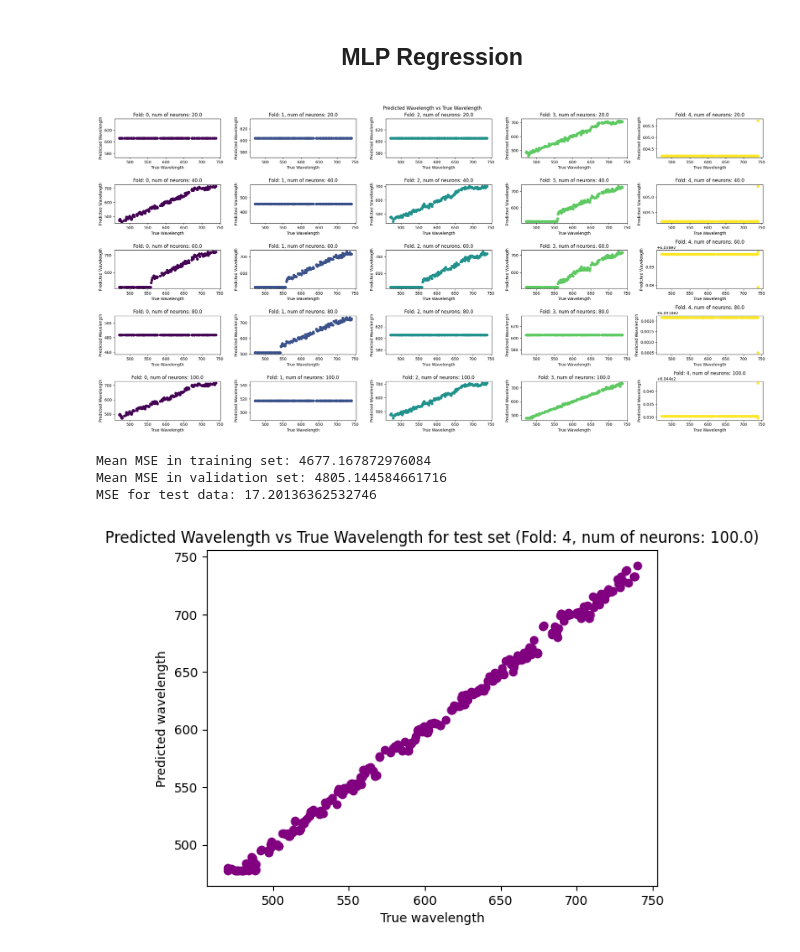
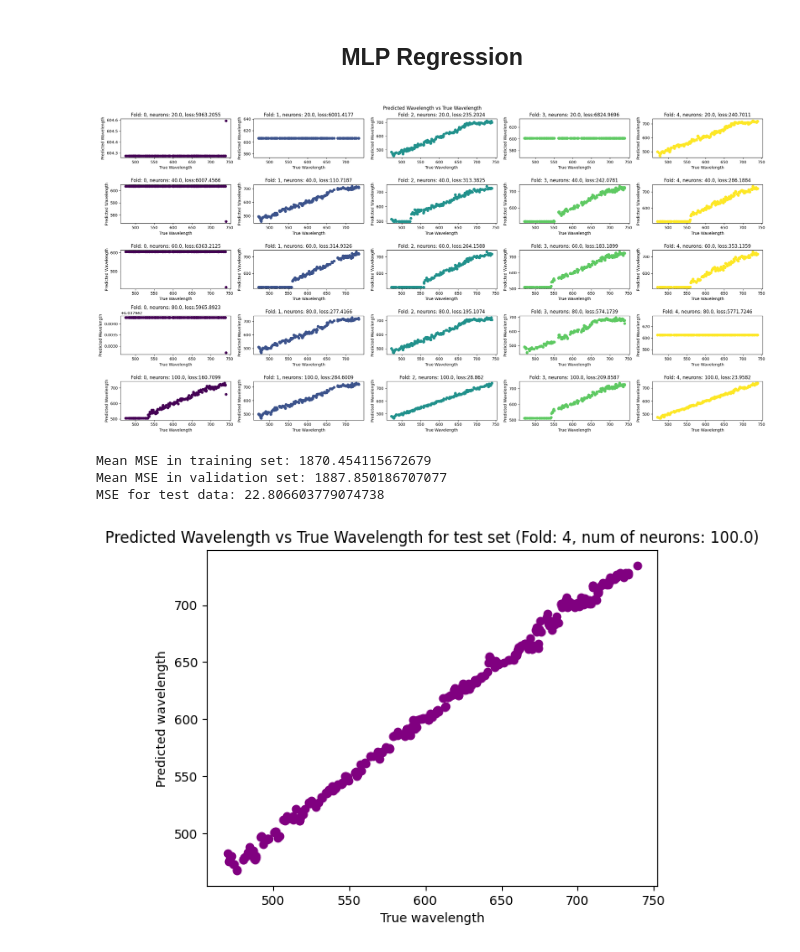
Before and after one commit to mahtabhd/MLproject, a Jupyter notebook: MLproject.ipynb, the cells around one changed output. Cells and saved outputs as stored; diff of their text form; code cells hidden in the pictures.

Commit message:
Update to regularisation and plot titles

```diff
--- a/MLproject.ipynb
+++ b/MLproject.ipynb
@@ -122,7 +121,7 @@ reg_val_scores = []
 reg_train_scores = []
 
 # Create a figure with subplots
-cmap = cm.get_cmap('viridis', Num_Folds)
+cmap = plt.cm.get_cmap('viridis', Num_Folds)
 fig, axs = plt.subplots(nrows=1, ncols=Num_Folds, figsize=(22, 6))
 
 for fold_num, (train_index, val_index) in enumerate(kf.split(X_train_scaled)):
@@ -155,14 +154,14 @@ for fold_num, (train_index, val_index) in enumerate(kf.split(X_train_scaled)):
     axs[fold_num].scatter(y_val, y_val_pred, color=cmap(fold_num))
     axs[fold_num].set_xlabel('True Wavelength')
     axs[fold_num].set_ylabel('Predicted Wavelength')
-    axs[fold_num].set_title(f'Fold: {fold_num}')
+    axs[fold_num].set_title(f'Fold: {fold_num}, Loss: {round(mse_val, 4)}')
 
 plt.suptitle('Predicted Wavelength vs True Wavelength')
 plt.tight_layout()
 plt.show()
 
-mean_mse_train1 = np.mean(mse_train_scores)
-mean_mse_val1 = np.mean(mse_val_scores)
+mean_mse_train1 = np.mean(reg_train_scores)
+mean_mse_val1 = np.mean(reg_val_scores)
 test1_mse = mean_squared_error(y_test, y_test_pred)
 print('Mean MSE across all folds in training set:', mean_mse_train1)
 print('Mean MSE across all folds in validation set:', mean_mse_val1)
@@ -190,9 +189,6 @@ initial_neuron = 20
 final_neuron = 100
 num_steps = 5
 num_neurons = np.linspace(initial_neuron, final_neuron, num_steps)
-
-# define regularization factor
-alpha = 0.0001
 
 # for storing the errors corresponding to each neuron number
 mlp_val_errors = []
@@ -212,7 +208,7 @@ for fold_num, (train_index, val_index) in enumerate(kf.split(X_train_scaled)):
         hidden_layer_sizes = int(neuron_count)
 
         # create MLP Regressor model
-        model = MLPRegressor(hidden_layer_sizes=hidden_layer_sizes, activation='relu', solver='sgd', max_iter=2500, random_state=seed, alpha=alpha)
+        model = MLPRegressor(hidden_layer_sizes=hidden_layer_sizes, activation='relu', solver='sgd', max_iter=2500, random_state=seed)
 
         # fit the model on trainig data
         model.fit(X_train, y_train)
@@ -232,36 +228,36 @@ for fold_num, (train_index, val_index) in enumerate(kf.split(X_train_scaled)):
 
         # if this has the min error, calculate for test set
         if mse_val == min(mlp_val_errors):
             best_fold = fold_num
             best_neurons = neuron_count
             y_test_pred = model.predict(X_test_scaled)
 
         # Add the figure to the plot
         axs[i, fold_num].scatter(y_val, y_val_pred, color=cmap(fold_num))
         axs[i, fold_num].set_xlabel('True Wavelength')
         axs[i, fold_num].set_ylabel('Predicted Wavelength')
-        axs[i, fold_num].set_title(f'Fold: {fold_num}, num of neurons: {neuron_count}')
+        axs[i, fold_num].set_title(f'Fold: {fold_num}, neurons: {neuron_count}, loss:{round(mse_val, 4)}')
 
 plt.suptitle('Predicted Wavelength vs True Wavelength')
 plt.tight_layout()
 plt.show()
 
 # compute MSE for the training, validation and test sets
 mean_mse_train = np.mean(mlp_train_errors)
 mean_mse_val = np.mean(mlp_val_errors)
 test_mse = mean_squared_error(y_test, y_test_pred)
 print('Mean MSE in training set:', mean_mse_train)
 print('Mean MSE in validation set:', mean_mse_val)
 print('MSE for test data:', test_mse)
 
 plt.scatter(y_test, y_test_pred, color='purple')
 plt.xlabel('True wavelength')
 plt.ylabel('Predicted wavelength')
 plt.title(f'Predicted Wavelength vs True Wavelength for test set (Fold: {fold_num}, num of neurons: {best_neurons})')
 plt.show()
 # %% [output]
-[figure, old version]
+[figure, new version]
-Mean MSE in training set: 4677.167872976084
-Mean MSE in validation set: 4805.144584661716
-MSE for test data: 17.20136362532746
+Mean MSE in training set: 1870.454115672679
+Mean MSE in validation set: 1887.850186707077
+MSE for test data: 22.806603779074738
-[figure, old version]
+[figure, new version]
```
Also changed, not shown: parts of 3 cells of this notebook.
